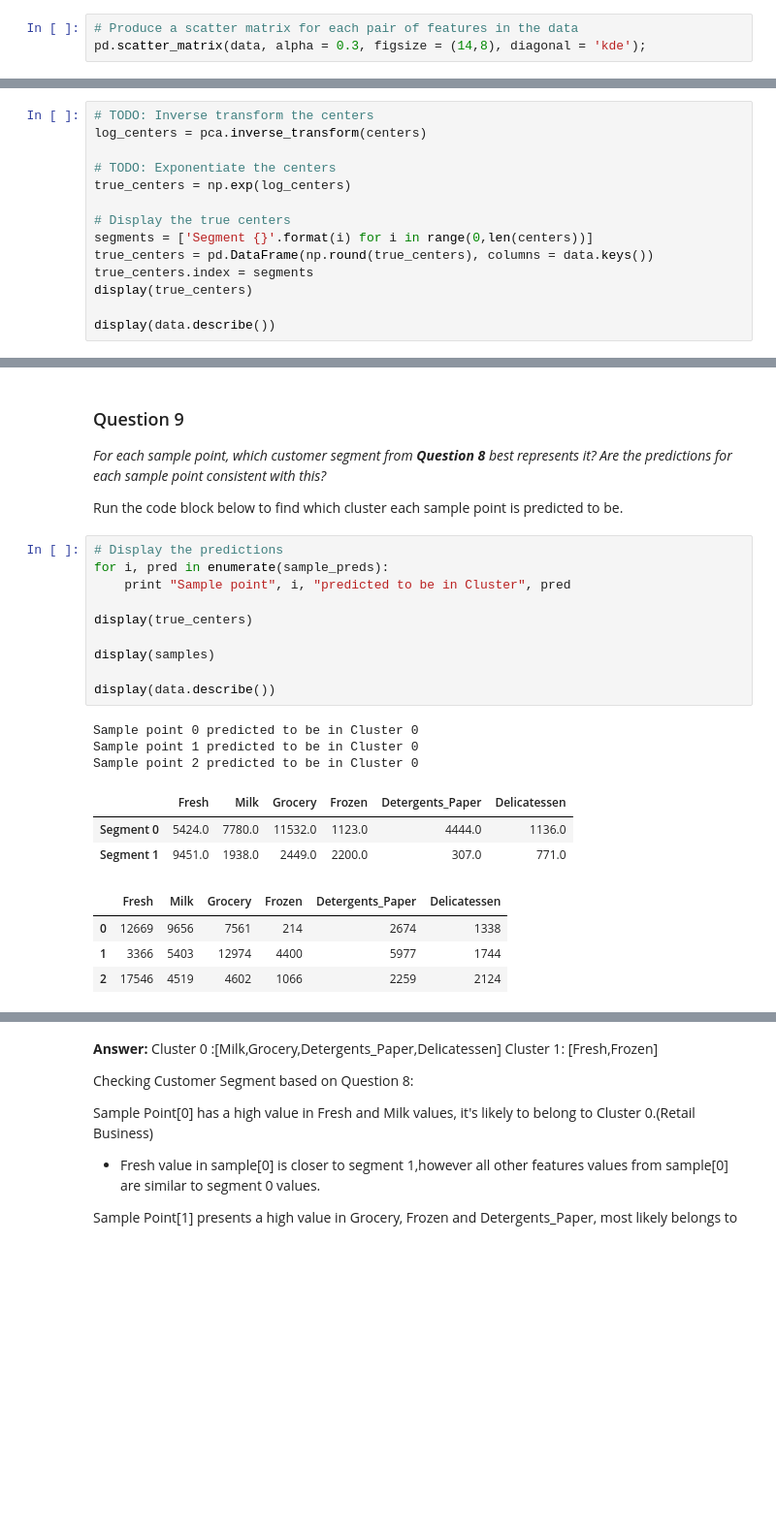
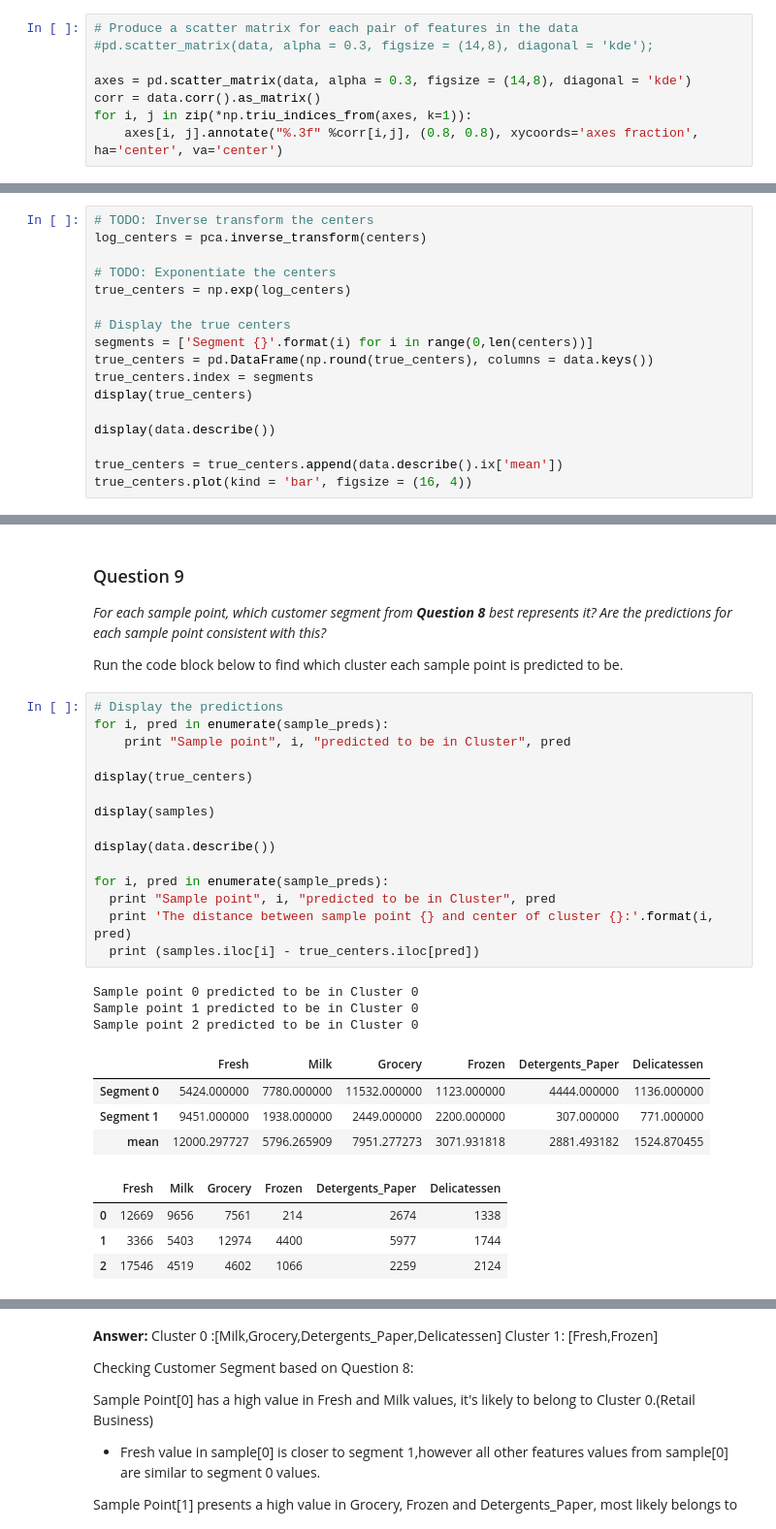
Before and after one commit to reyuhi/Customer_Segment, a Jupyter notebook: customer_segments.ipynb, the cells around one changed output, grey strips where cells are left out. Shown: that part at 97% size. Drawn from its saved outputs; the diff is of its cells as text; blank space fills up the shorter version.

```diff
--- a/customer_segments.ipynb
+++ b/customer_segments.ipynb
@@ -141,5 +145,10 @@ With that in mind, Delicatessen is an important feature to keep, because it help
 To get a better understanding of the dataset, we can construct a scatter matrix of each of the six product features present in the data. If you found that the feature you attempted to predict above is relevant for identifying a specific customer, then the scatter matrix below may not show any correlation between that feature and the others. Conversely, if you believe that feature is not relevant for identifying a specific customer, the scatter matrix might show a correlation between that feature and another feature in the data. Run the code block below to produce a scatter matrix.
 # %%
 # Produce a scatter matrix for each pair of features in the data
-pd.scatter_matrix(data, alpha = 0.3, figsize = (14,8), diagonal = 'kde');
+#pd.scatter_matrix(data, alpha = 0.3, figsize = (14,8), diagonal = 'kde');
+
+axes = pd.scatter_matrix(data, alpha = 0.3, figsize = (14,8), diagonal = 'kde')
+corr = data.corr().as_matrix()
+for i, j in zip(*np.triu_indices_from(axes, k=1)):
+    axes[i, j].annotate("%.3f" %corr[i,j], (0.8, 0.8), xycoords='axes fraction', ha='center', va='center')
 # %% [output]
@@ -568,6 +608,9 @@ true_centers.index = segments
 display(true_centers)
 
 display(data.describe())
+
+true_centers = true_centers.append(data.describe().ix['mean'])
+true_centers.plot(kind = 'bar', figsize = (16, 4))
 # %% [output]
 |  | Fresh | Milk | Grocery | Frozen | Detergents_Paper | Delicatessen |
 | Segment 0 | 5424.0 | 7780.0 | 11532.0 | 1123.0 | 4444.0 | 1136.0 |
@@ -621,20 +666,26 @@ Run the code block below to find which cluster each sample point is predicted to
 # %%
 # Display the predictions
 for i, pred in enumerate(sample_preds):
     print "Sample point", i, "predicted to be in Cluster", pred
 
 display(true_centers)
 
 display(samples)
 
 display(data.describe())
+
+for i, pred in enumerate(sample_preds):
+  print "Sample point", i, "predicted to be in Cluster", pred
+  print 'The distance between sample point {} and center of cluster {}:'.format(i, pred)
+  print (samples.iloc[i] - true_centers.iloc[pred])
 # %% [output]
 Sample point 0 predicted to be in Cluster 0
 Sample point 1 predicted to be in Cluster 0
 Sample point 2 predicted to be in Cluster 0
 |  | Fresh | Milk | Grocery | Frozen | Detergents_Paper | Delicatessen |
-| Segment 0 | 5424.0 | 7780.0 | 11532.0 | 1123.0 | 4444.0 | 1136.0 |
-| Segment 1 | 9451.0 | 1938.0 | 2449.0 | 2200.0 | 307.0 | 771.0 |
+| Segment 0 | 5424.000000 | 7780.000000 | 11532.000000 | 1123.000000 | 4444.000000 | 1136.000000 |
+| Segment 1 | 9451.000000 | 1938.000000 | 2449.000000 | 2200.000000 | 307.000000 | 771.000000 |
+| mean | 12000.297727 | 5796.265909 | 7951.277273 | 3071.931818 | 2881.493182 | 1524.870455 |
 |  | Fresh | Milk | Grocery | Frozen | Detergents_Paper | Delicatessen |
 | 0 | 12669 | 9656 | 7561 | 214 | 2674 | 1338 |
 | 1 | 3366 | 5403 | 12974 | 4400 | 5977 | 1744 |
```
Also changed, not shown: parts of 18 cells of this notebook, 1 other file.
